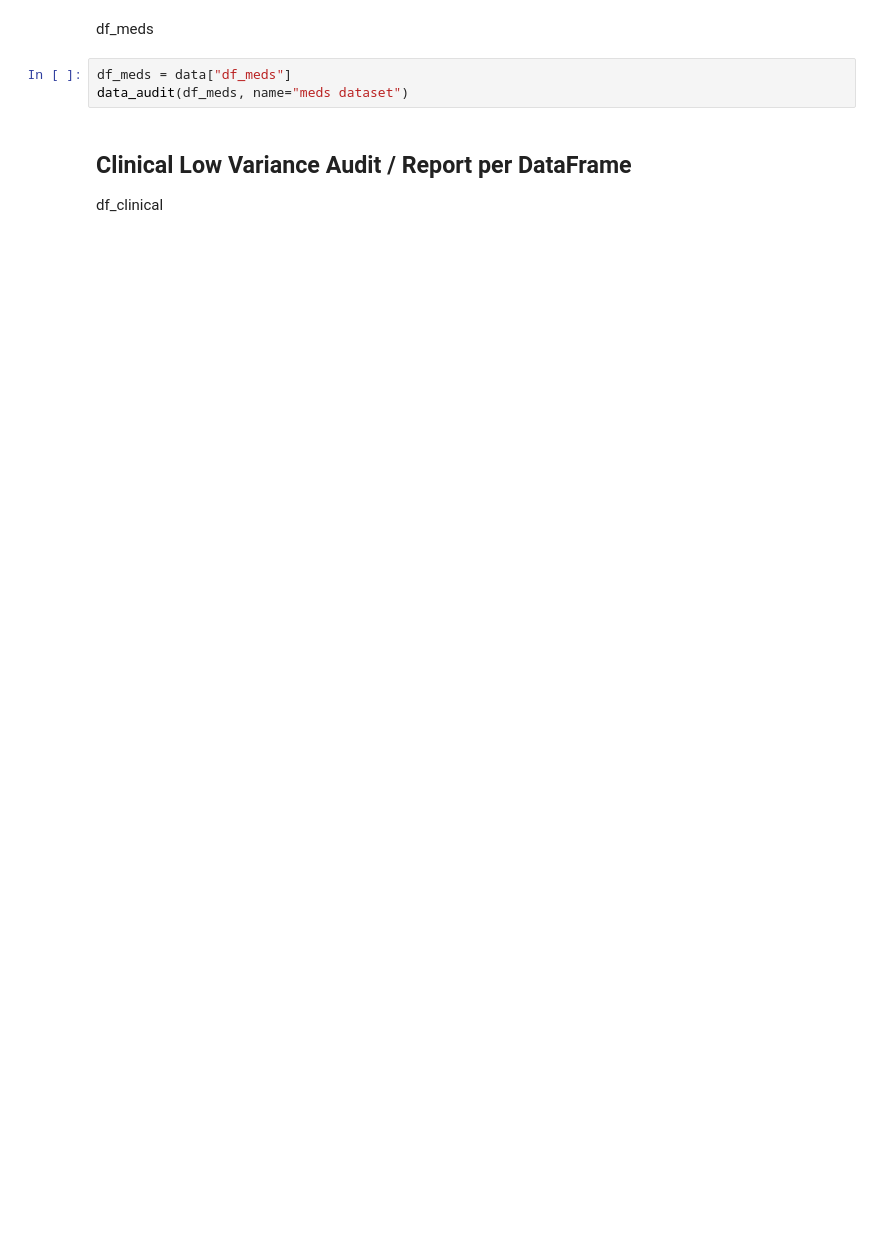
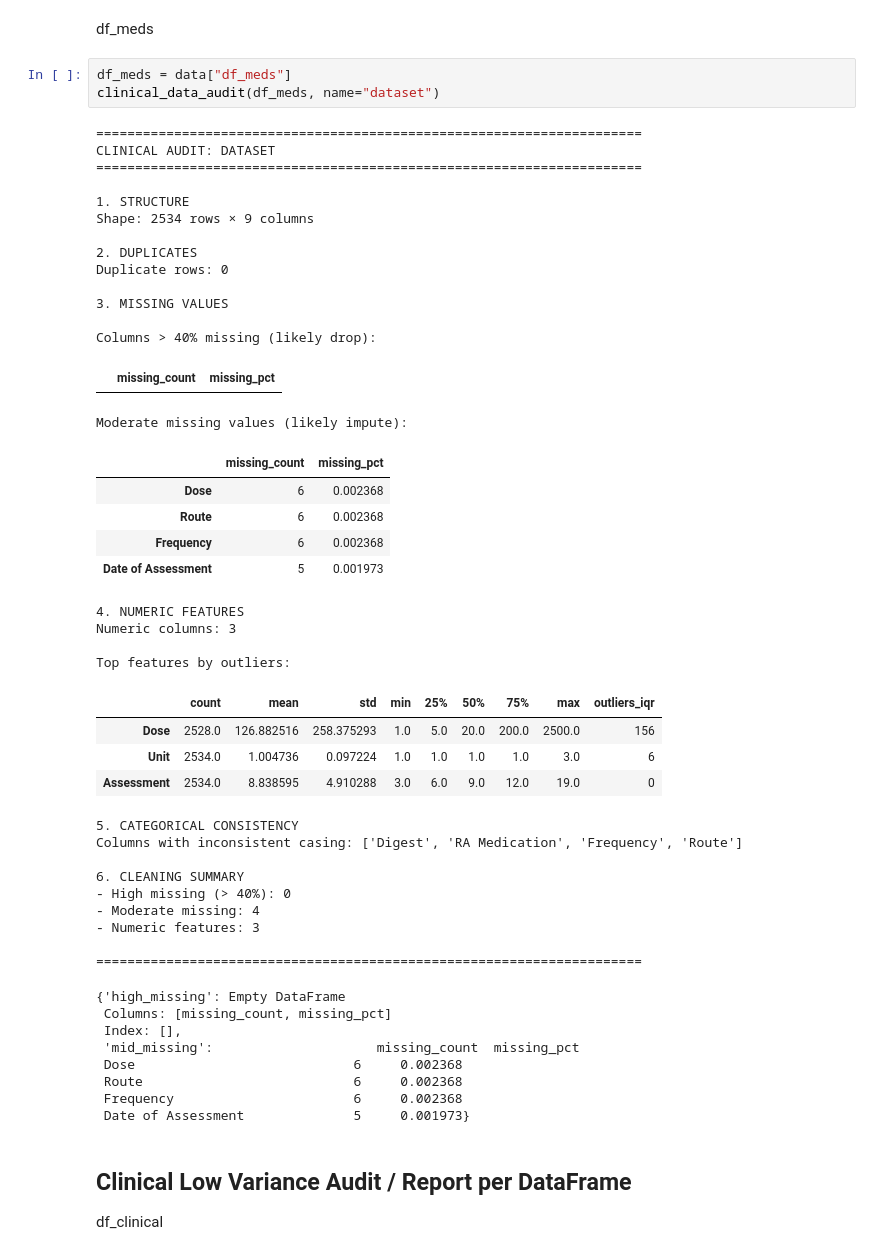
Before and after one commit to Roman0-5/RA-Map-EDA, a Jupyter notebook: notebooks/02_clinical_preprocessing.ipynb, the cells around one changed output. Drawn from its saved outputs; the diff is of its cells as text; blank space fills up the shorter version.

```diff
--- a/notebooks/02_clinical_preprocessing.ipynb
+++ b/notebooks/02_clinical_preprocessing.ipynb
@@ -37,7 +161,53 @@ data_audit(df_steroids, name="steroid dataset")
 df_meds
 # %%
 df_meds = data["df_meds"]
-data_audit(df_meds, name="meds dataset")
+clinical_data_audit(df_meds, name="dataset")
+# %% [output]
+======================================================================
+CLINICAL AUDIT: DATASET
+======================================================================
+
+1. STRUCTURE
+Shape: 2534 rows × 9 columns
+
+2. DUPLICATES
+Duplicate rows: 0
+
+3. MISSING VALUES
+
+Columns > 40% missing (likely drop):
+|  | missing_count | missing_pct |
+Moderate missing values (likely impute):
+|  | missing_count | missing_pct |
+| Dose | 6 | 0.002368 |
+| Route | 6 | 0.002368 |
+| Frequency | 6 | 0.002368 |
+| Date of Assessment | 5 | 0.001973 |
+4. NUMERIC FEATURES
+Numeric columns: 3
+
+Top features by outliers:
+|  | count | mean | std | min | 25% | 50% | 75% | max | outliers_iqr |
+| Dose | 2528.0 | 126.882516 | 258.375293 | 1.0 | 5.0 | 20.0 | 200.0 | 2500.0 | 156 |
+| Unit | 2534.0 | 1.004736 | 0.097224 | 1.0 | 1.0 | 1.0 | 1.0 | 3.0 | 6 |
+| Assessment | 2534.0 | 8.838595 | 4.910288 | 3.0 | 6.0 | 9.0 | 12.0 | 19.0 | 0 |
+5. CATEGORICAL CONSISTENCY
+Columns with inconsistent casing: ['Digest', 'RA Medication', 'Frequency', 'Route']
+
+6. CLEANING SUMMARY
+- High missing (> 40%): 0
+- Moderate missing: 4
+- Numeric features: 3
+
+======================================================================
+{'high_missing': Empty DataFrame
+ Columns: [missing_count, missing_pct]
+ Index: [],
+ 'mid_missing':                     missing_count  missing_pct
+ Dose                            6     0.002368
+ Route                           6     0.002368
+ Frequency                       6     0.002368
+ Date of Assessment              5     0.001973}
 # %% [markdown]
 ## Clinical Low Variance Audit / Report per DataFrame
 df_clinical
```
Also changed, not shown: parts of 25 cells of this notebook, 3 other files.
